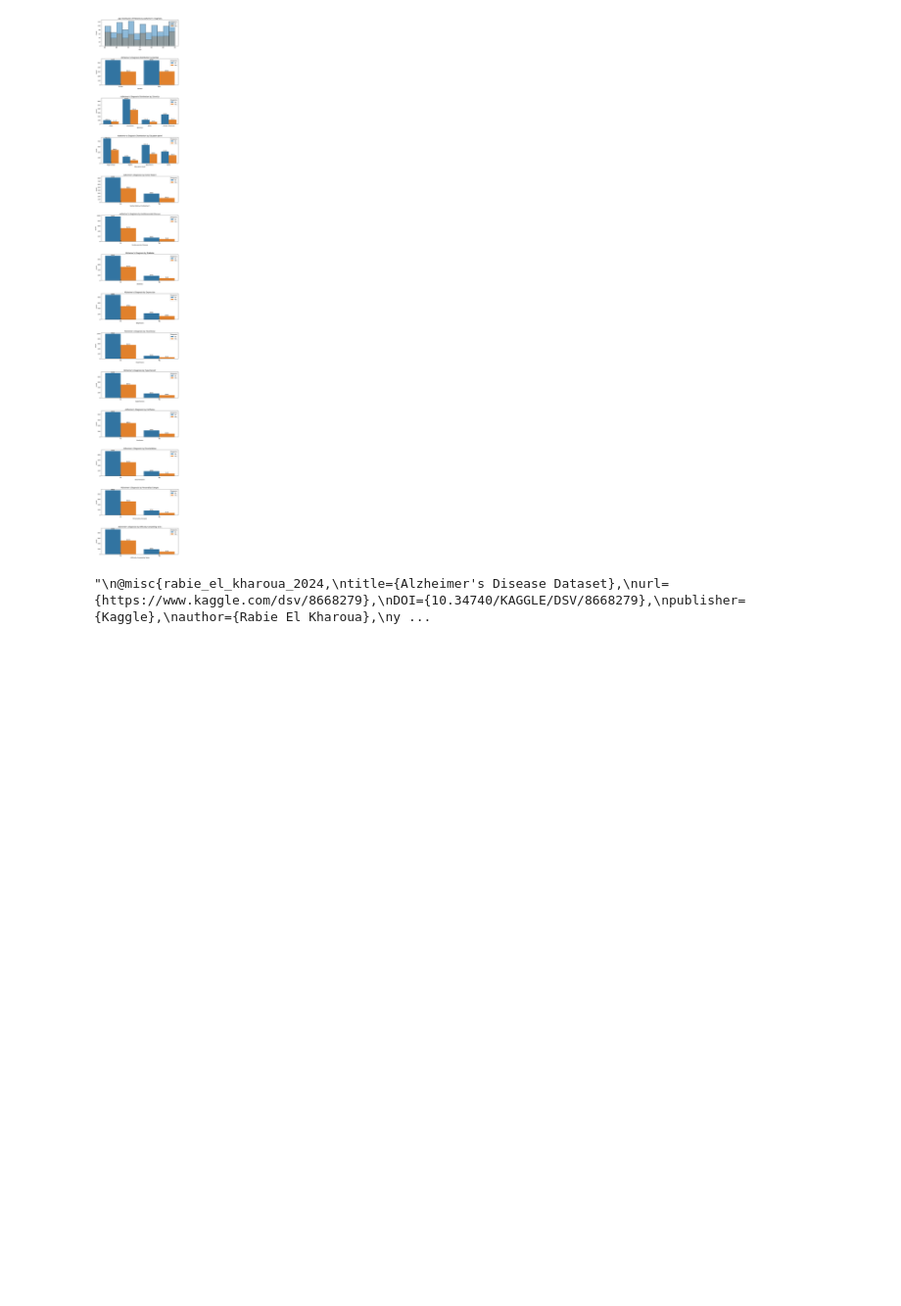
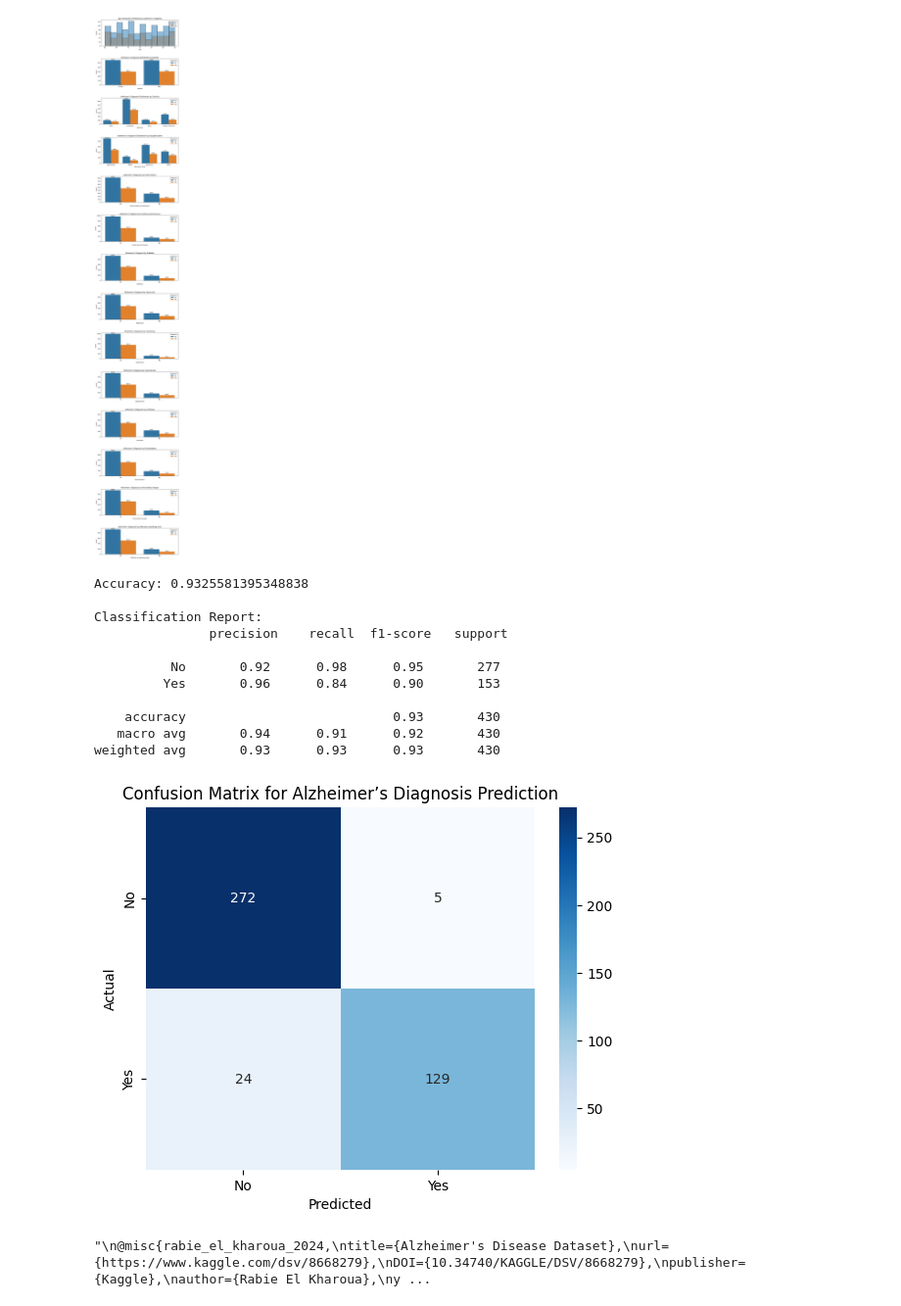
Before and after one commit to vivhoang84/DS-Alzheimer-Prediction, a Jupyter notebook: Alzheimer.ipynb, the cells around one changed output. Shown at 98% size. Saved outputs shown, nothing was run; the diff lists cells and outputs as text; code cells hidden in the pictures; blank space fills up the shorter version.

Commit message:
added confusion matrix

```diff
--- a/Alzheimer.ipynb
+++ b/Alzheimer.ipynb
@@ -199,6 +202,53 @@ for ax, (plot_func, column, xlabel, title) in zip(axes, plots_info):
 (1719, 35)
 (430, 35)
 [figure]
+# %%
+# Random Forest Classification
+
+# Preparing features and labels
+X = alz.drop(columns=['Diagnosis'])  # Drop target variable
+y = alz['Diagnosis']  # Target variable
+
+# Encoding categorical variables
+X = pd.get_dummies(X, drop_first=True)
+
+# Splitting data into train and test sets using the same split as before
+X_train, X_test, y_train, y_test = train_test_split(X, y, test_size=0.2, random_state=42)
+
+# Initialize the Random Forest Classifier
+rf_model = RandomForestClassifier(n_estimators=100, random_state=42)
+
+# Train the model
+rf_model.fit(X_train, y_train)
+
+# Predict on the test set
+y_pred = rf_model.predict(X_test)
+
+# Evaluate the model
+accuracy = accuracy_score(y_test, y_pred)
+print("Accuracy:", accuracy)
+print("\nClassification Report:\n", classification_report(y_test, y_pred))
+
+# Display confusion matrix
+conf_matrix = confusion_matrix(y_test, y_pred)
+sns.heatmap(conf_matrix, annot=True, fmt='d', cmap='Blues', xticklabels=['No', 'Yes'], yticklabels=['No', 'Yes'])
+plt.xlabel("Predicted")
+plt.ylabel("Actual")
+plt.title("Confusion Matrix for Alzheimer’s Diagnosis Prediction")
+plt.show()
+# %% [output]
+Accuracy: 0.9325581395348838
+
+Classification Report:
+               precision    recall  f1-score   support
+
+          No       0.92      0.98      0.95       277
+         Yes       0.96      0.84      0.90       153
+
+    accuracy                           0.93       430
+   macro avg       0.94      0.91      0.92       430
+weighted avg       0.93      0.93      0.93       430
+[figure, added]
 # %%
 # Citation
 
```
Also changed, not shown: parts of 1 cell of this notebook.
